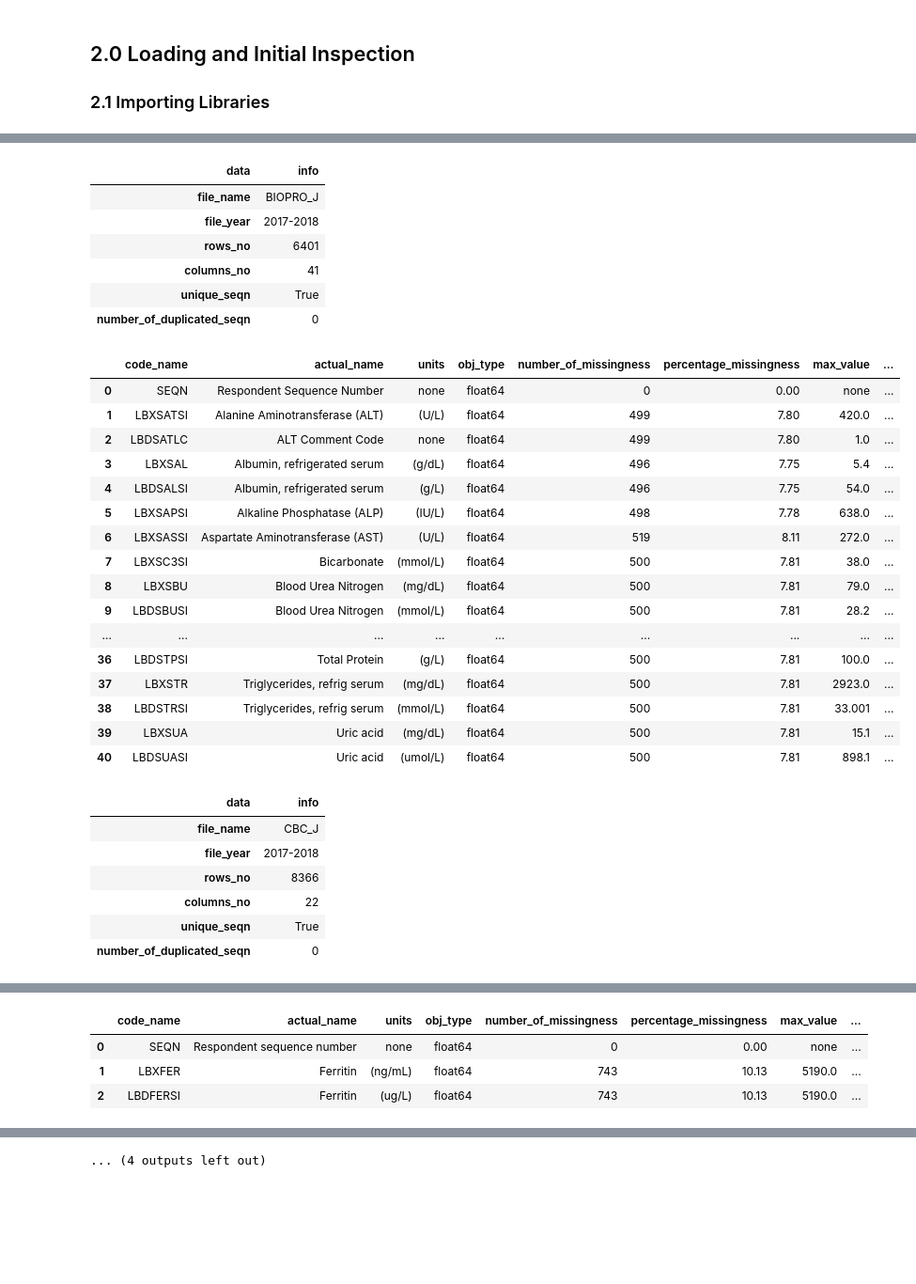
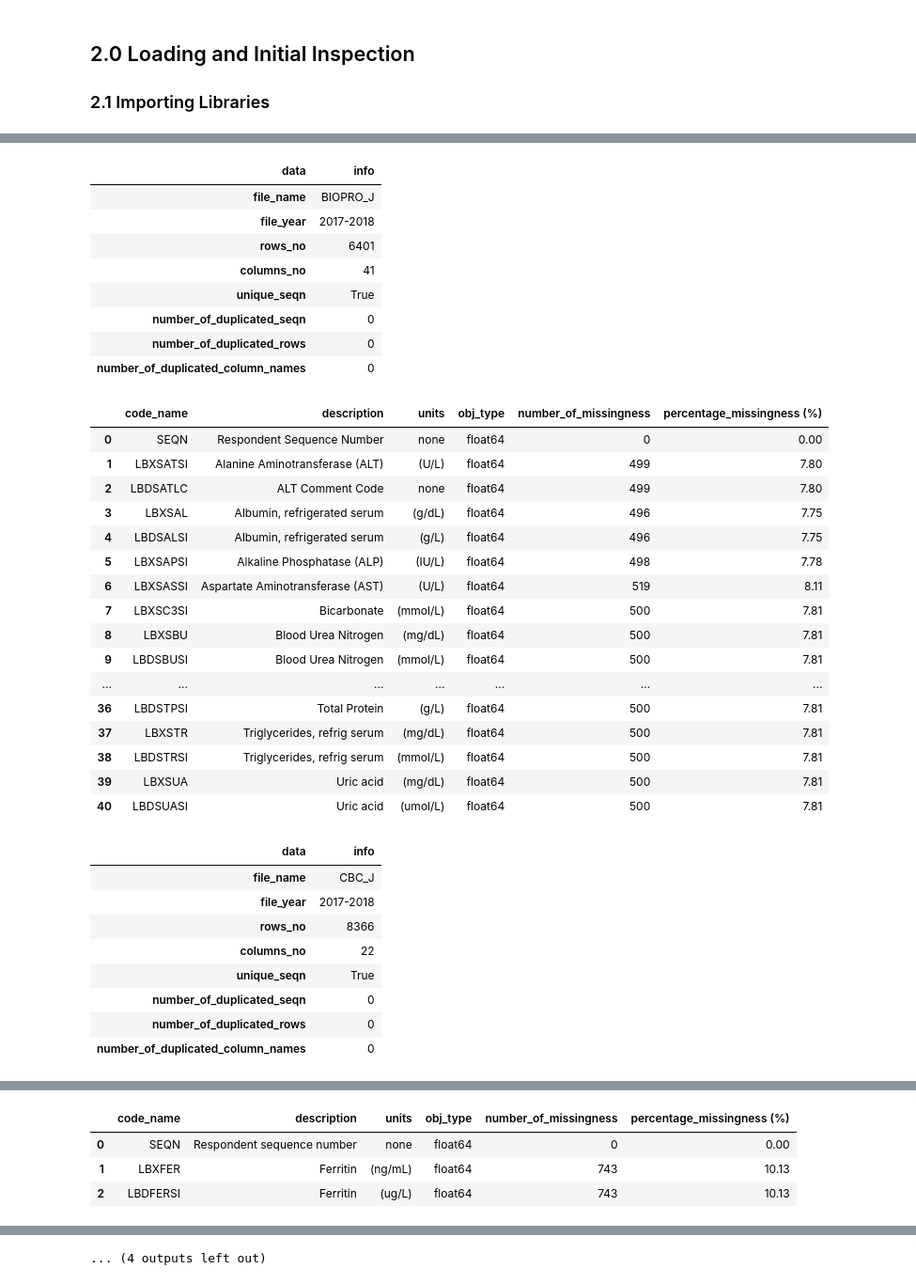
Before and after one commit to victoriaokereke/nhanes-anemia-analysis, a Jupyter notebook: notebooks/01_variable_selection.ipynb, the cells around one changed output, grey strips where cells are left out. Shown at 94% size. Drawn from its saved outputs; the diff is of its cells as text; code cells hidden in the pictures; blank space fills up the shorter version.

```diff
--- a/notebooks/nhanes_anemia_eda.ipynb
+++ b/notebooks/01_variable_selection.ipynb
@@ -67,7 +67,9 @@ for file in folder.rglob("*.xpt"):
             "rows_no" : len(file_df),
             "columns_no" : len(file_df.columns),
             "unique_seqn" : file_df["SEQN"].is_unique,
-            "number_of_duplicated_seqn" : file_df["SEQN"].duplicated().sum()
+            "number_of_duplicated_seqn" : file_df["SEQN"].duplicated().sum(),
+            "number_of_duplicated_rows" : file_df.duplicated().sum(),
+            "number_of_duplicated_column_names" : file_df.columns.duplicated().sum(),
                     }
         # print(columns)
         # print(file_year)
@@ -90,63 +92,65 @@ for file in folder.rglob("*.xpt"):
 
             actual_name = re.search(r"\w+\s-\s(.+?)(?:\s\([^)]*\))?$", listed_item_text).group(1)
 
-            sub_file_info["actual_name"] = actual_name
+            sub_file_info["description"] = actual_name
 
             units = re.search(r"^\w+\s-\s(?:.+?)\s(\([^)]*\))$", listed_item_text)
             if units == None:
                 units = "none"
             else:
                 units = units.group(1)
 
             # if file_name in ('CBC_J','FETIB_J'): # issue w/ mean cell hgb conc. and transferrin receptor respectively. solved --> .strip()
             #     print(repr(listed_item_text))
             #     print(actual_name)
             #     print(units)
 
             # print(units)
             sub_file_info["units"] = units
             sub_file_info["obj_type"] = file_df[column].dtypes
             sub_file_info["number_of_missingness"] = file_df[column].isna().sum()
-            sub_file_info["percentage_missingness"] = round((file_df[column].isna().mean())*100, 2)
+            sub_file_info["percentage_missingness (%)"] = round((file_df[column].isna().mean())*100, 2)
 
-            if column == 'SEQN':
-                sub_file_info["max_value"] = 'none'
-                sub_file_info["minimum"] = 'none'
+            # if column == 'SEQN':
+            #     sub_file_info["max_value"] = 'none'
+            #     sub_file_info["minimum"] = 'none'
 
-            else:
-                sub_file_info["max_value"] = file_df[column].max()
-                sub_file_info["minimum"] = file_df[column].min()
+            # else:
+            #     sub_file_info["max_value"] = file_df[column].max()
+            #     sub_file_info["minimum"] = file_df[column].min()
                 # sub_file_info["desc"] =
 
 
             sub_table_info.append(sub_file_info)
         sub_file_table = pd.DataFrame(sub_table_info)
         display(sub_file_table)
 # %% [output]
 | data | info |
 | file_name | BIOPRO_J |
 | file_year | 2017-2018 |
 | rows_no | 6401 |
 | columns_no | 41 |
 | unique_seqn | True |
 | number_of_duplicated_seqn | 0 |
+| number_of_duplicated_rows | 0 |
+| number_of_duplicated_column_names | 0 |
-|  | code_name | actual_name | units | obj_type | number_of_missingness | percentage_missingness | max_value | ... |
-| 0 | SEQN | Respondent Sequence Number | none | float64 | 0 | 0.00 | none | ... |
-| 1 | LBXSATSI | Alanine Aminotransferase (ALT) | (U/L) | float64 | 499 | 7.80 | 420.0 | ... |
-| 2 | LBDSATLC | ALT Comment Code | none | float64 | 499 | 7.80 | 1.0 | ... |
-| 3 | LBXSAL | Albumin, refrigerated serum | (g/dL) | float64 | 496 | 7.75 | 5.4 | ... |
-| 4 | LBDSALSI | Albumin, refrigerated serum | (g/L) | float64 | 496 | 7.75 | 54.0 | ... |
-| 5 | LBXSAPSI | Alkaline Phosphatase (ALP) | (IU/L) | float64 | 498 | 7.78 | 638.0 | ... |
-| 6 | LBXSASSI | Aspartate Aminotransferase (AST) | (U/L) | float64 | 519 | 8.11 | 272.0 | ... |
-| 7 | LBXSC3SI | Bicarbonate | (mmol/L) | float64 | 500 | 7.81 | 38.0 | ... |
-| 8 | LBXSBU | Blood Urea Nitrogen | (mg/dL) | float64 | 500 | 7.81 | 79.0 | ... |
-| 9 | LBDSBUSI | Blood Urea Nitrogen | (mmol/L) | float64 | 500 | 7.81 | 28.2 | ... |
-| ... | ... | ... | ... | ... | ... | ... | ... | ... |
-| 36 | LBDSTPSI | Total Protein | (g/L) | float64 | 500 | 7.81 | 100.0 | ... |
-| 37 | LBXSTR | Triglycerides, refrig serum | (mg/dL) | float64 | 500 | 7.81 | 2923.0 | ... |
-| 38 | LBDSTRSI | Triglycerides, refrig serum | (mmol/L) | float64 | 500 | 7.81 | 33.001 | ... |
-| 39 | LBXSUA | Uric acid | (mg/dL) | float64 | 500 | 7.81 | 15.1 | ... |
-| 40 | LBDSUASI | Uric acid | (umol/L) | float64 | 500 | 7.81 | 898.1 | ... |
+|  | code_name | description | units | obj_type | number_of_missingness | percentage_missingness (%) |
+| 0 | SEQN | Respondent Sequence Number | none | float64 | 0 | 0.00 |
+| 1 | LBXSATSI | Alanine Aminotransferase (ALT) | (U/L) | float64 | 499 | 7.80 |
+| 2 | LBDSATLC | ALT Comment Code | none | float64 | 499 | 7.80 |
+| 3 | LBXSAL | Albumin, refrigerated serum | (g/dL) | float64 | 496 | 7.75 |
+| 4 | LBDSALSI | Albumin, refrigerated serum | (g/L) | float64 | 496 | 7.75 |
+| 5 | LBXSAPSI | Alkaline Phosphatase (ALP) | (IU/L) | float64 | 498 | 7.78 |
+| 6 | LBXSASSI | Aspartate Aminotransferase (AST) | (U/L) | float64 | 519 | 8.11 |
+| 7 | LBXSC3SI | Bicarbonate | (mmol/L) | float64 | 500 | 7.81 |
+| 8 | LBXSBU | Blood Urea Nitrogen | (mg/dL) | float64 | 500 | 7.81 |
+| 9 | LBDSBUSI | Blood Urea Nitrogen | (mmol/L) | float64 | 500 | 7.81 |
+| ... | ... | ... | ... | ... | ... | ... |
+| 36 | LBDSTPSI | Total Protein | (g/L) | float64 | 500 | 7.81 |
+| 37 | LBXSTR | Triglycerides, refrig serum | (mg/dL) | float64 | 500 | 7.81 |
+| 38 | LBDSTRSI | Triglycerides, refrig serum | (mmol/L) | float64 | 500 | 7.81 |
+| 39 | LBXSUA | Uric acid | (mg/dL) | float64 | 500 | 7.81 |
+| 40 | LBDSUASI | Uric acid | (umol/L) | float64 | 500 | 7.81 |
 | data | info |
 | file_name | CBC_J |
 | file_year | 2017-2018 |
@@ -154,3 +158,5 @@ for file in folder.rglob("*.xpt"):
 | columns_no | 22 |
 | unique_seqn | True |
 | number_of_duplicated_seqn | 0 |
+| number_of_duplicated_rows | 0 |
+| number_of_duplicated_column_names | 0 |
@@ -205,7 +215,7 @@ for file in folder.rglob("*.xpt"):
-|  | code_name | actual_name | units | obj_type | number_of_missingness | percentage_missingness | max_value | ... |
-| 0 | SEQN | Respondent sequence number | none | float64 | 0 | 0.00 | none | ... |
-| 1 | LBXFER | Ferritin | (ng/mL) | float64 | 743 | 10.13 | 5190.0 | ... |
-| 2 | LBDFERSI | Ferritin | (ug/L) | float64 | 743 | 10.13 | 5190.0 | ... |
+|  | code_name | description | units | obj_type | number_of_missingness | percentage_missingness (%) |
+| 0 | SEQN | Respondent sequence number | none | float64 | 0 | 0.00 |
+| 1 | LBXFER | Ferritin | (ng/mL) | float64 | 743 | 10.13 |
+| 2 | LBDFERSI | Ferritin | (ug/L) | float64 | 743 | 10.13 |
 | data | info |
 | file_name | FETIB_J |
 | file_year | 2017-2018 |
```
Also changed, not shown: parts of 10 cells of this notebook.
